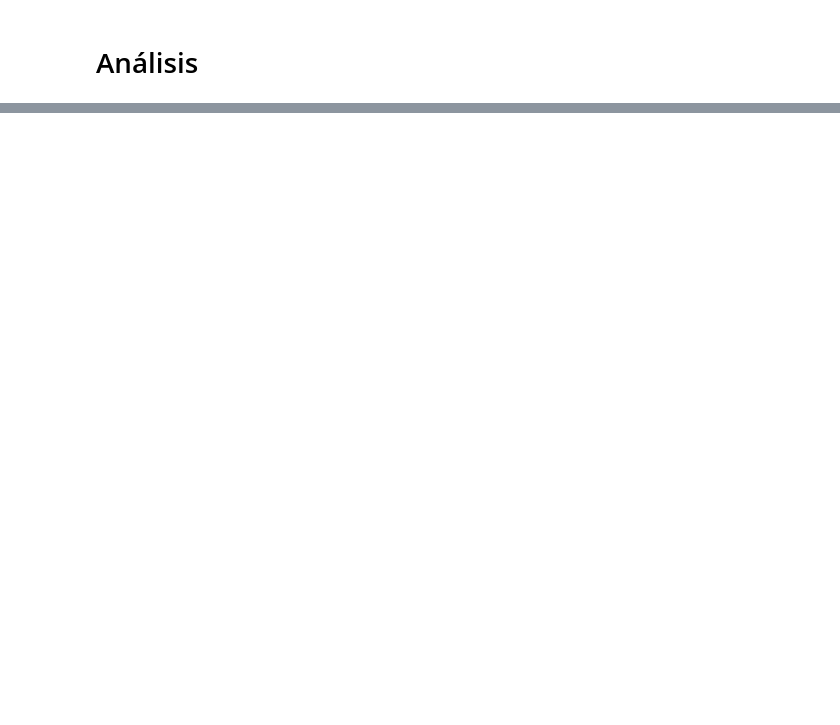
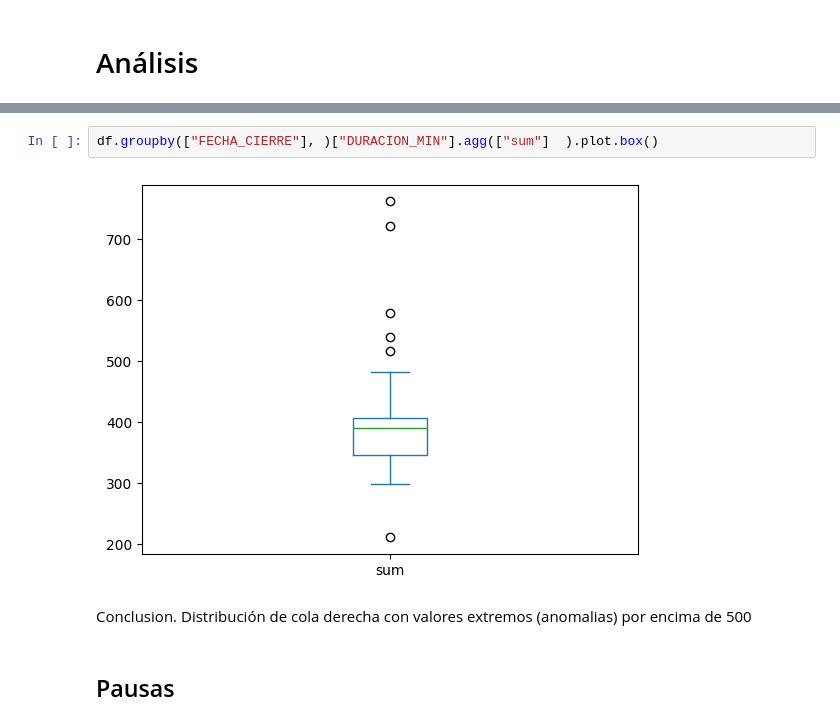
Before and after one commit to juanmedina-seti/bancow_genai, a Jupyter notebook: src/QACierreCaliMemV2/analisis.ipynb, the cells around one changed output, grey strips where cells are left out. Cells and saved outputs as stored; diff of their text form; blank space fills up the shorter version.

```diff
--- a/src/QACierreCaliMemV2/analisis.ipynb
+++ b/src/QACierreCaliMemV2/analisis.ipynb
@@ -30,0 +105,8 @@ df_tareas_agg=df.groupby(["ID_TAREA"], as_index=False,)["DURACION_SEGUNDOS"].agg
+# %%
+df.groupby(["FECHA_CIERRE"], )["DURACION_MIN"].agg(["sum"]	).plot.box()
+# %% [output]
+[figure, added]
+# %% [markdown]
+Conclusion. Distribución de cola derecha con valores extremos (anomalias) por encima de 500
+# %% [markdown]
+## Pausas
```
Also changed, not shown: parts of 25 cells of this notebook.
